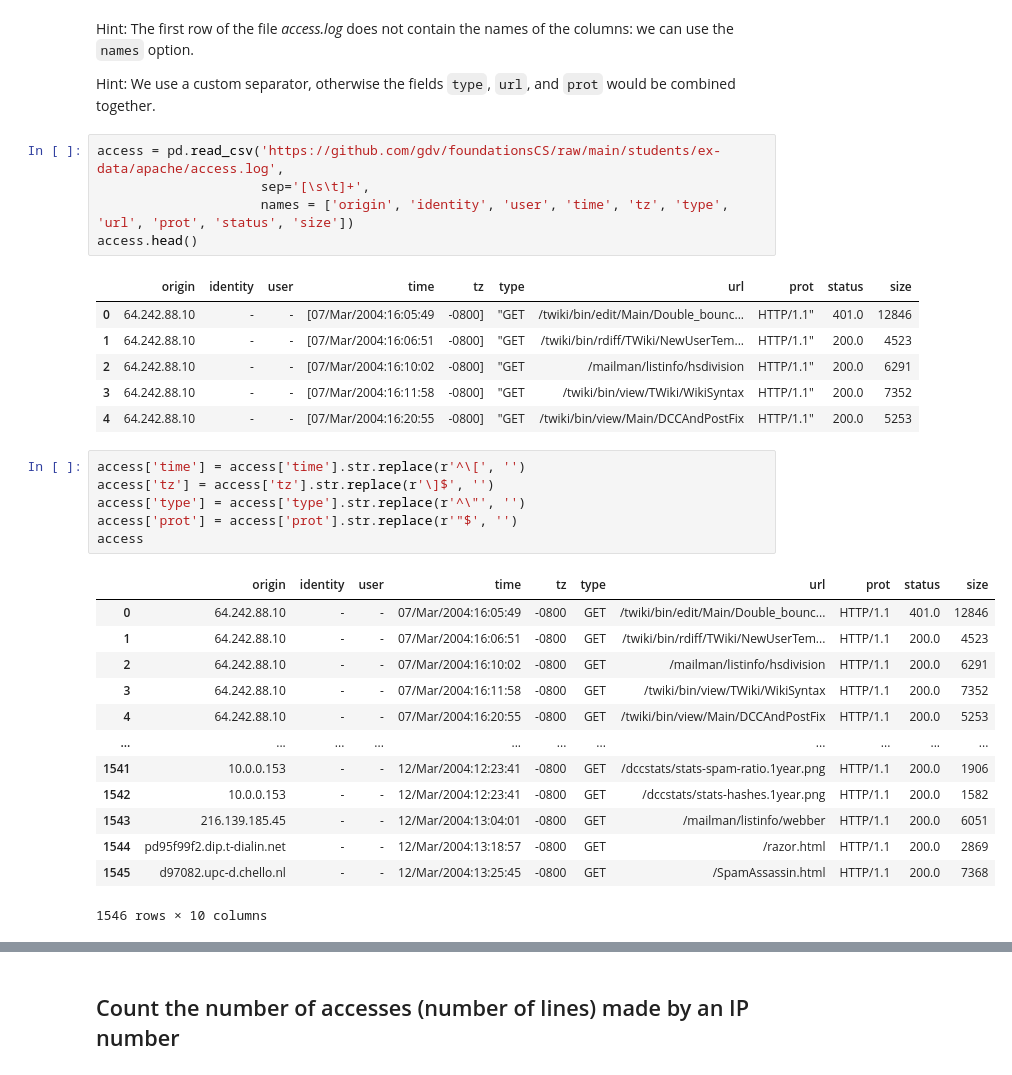
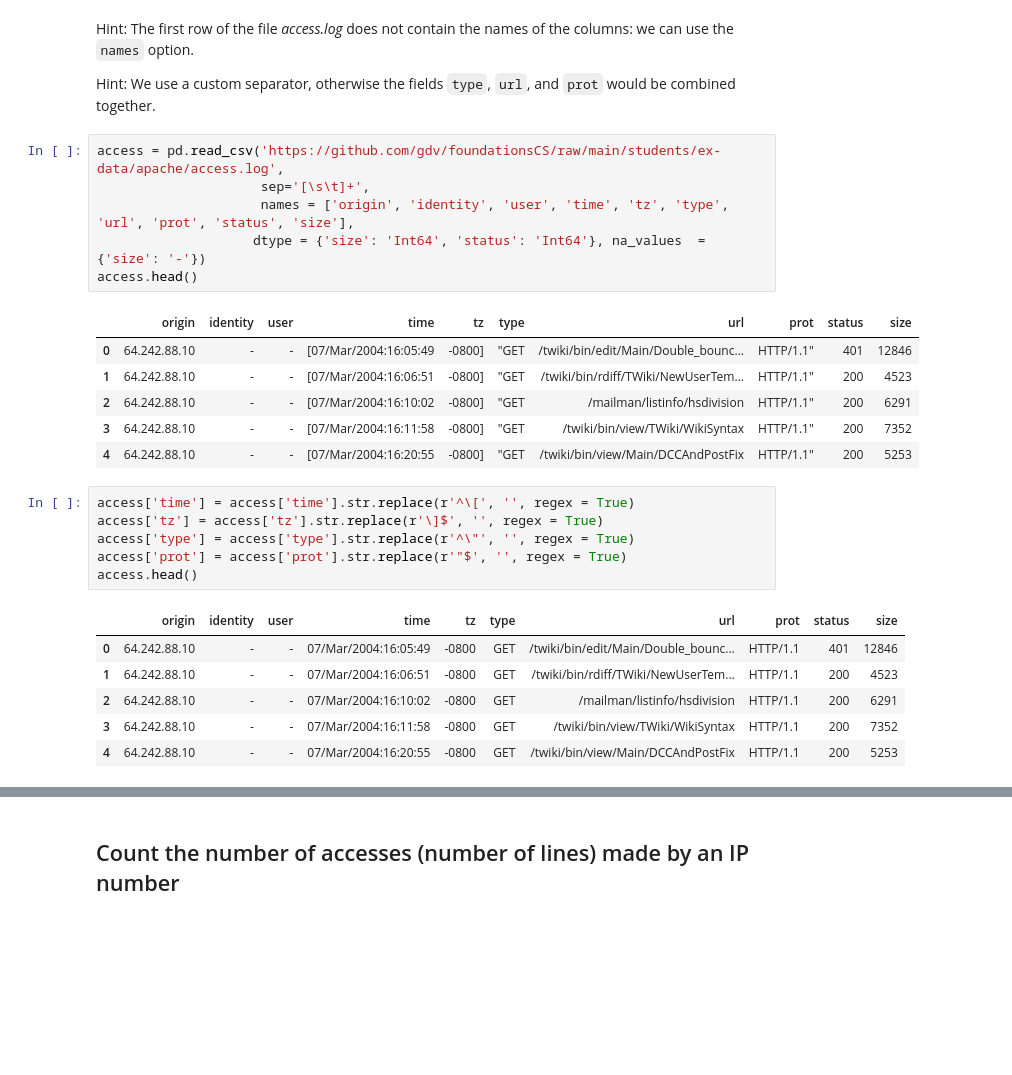
Before and after one commit to gdv/foundationsCS, a Jupyter notebook: teachers/py-09-Apache.ipynb, the cells around one changed output, grey strips where cells are left out. Saved outputs shown, nothing was run; the diff lists cells and outputs as text; blank space fills up the shorter version.

```diff
--- a/teachers/py-09-Apache.ipynb
+++ b/teachers/py-09-Apache.ipynb
@@ -14,35 +14,29 @@ Hint: We use a custom separator, otherwise the fields `type`, `url`, and `prot`
 # %%
 access = pd.read_csv('https://github.com/gdv/foundationsCS/raw/main/students/ex-data/apache/access.log',
                      sep='[\s\t]+',
-                     names = ['origin', 'identity', 'user', 'time', 'tz', 'type', 'url', 'prot', 'status', 'size'])
+                     names = ['origin', 'identity', 'user', 'time', 'tz', 'type', 'url', 'prot', 'status', 'size'],
+                    dtype = {'size': 'Int64', 'status': 'Int64'}, na_values  = {'size': '-'})
 access.head()
 # %% [output]
 |  | origin | identity | user | time | tz | type | url | prot | status | size |
-| 0 | 64.242.88.10 | - | - | [07/Mar/2004:16:05:49 | -0800] | "GET | /twiki/bin/edit/Main/Double_bounc... | HTTP/1.1" | 401.0 | 12846 |
-| 1 | 64.242.88.10 | - | - | [07/Mar/2004:16:06:51 | -0800] | "GET | /twiki/bin/rdiff/TWiki/NewUserTem... | HTTP/1.1" | 200.0 | 4523 |
-| 2 | 64.242.88.10 | - | - | [07/Mar/2004:16:10:02 | -0800] | "GET | /mailman/listinfo/hsdivision | HTTP/1.1" | 200.0 | 6291 |
-| 3 | 64.242.88.10 | - | - | [07/Mar/2004:16:11:58 | -0800] | "GET | /twiki/bin/view/TWiki/WikiSyntax | HTTP/1.1" | 200.0 | 7352 |
-| 4 | 64.242.88.10 | - | - | [07/Mar/2004:16:20:55 | -0800] | "GET | /twiki/bin/view/Main/DCCAndPostFix | HTTP/1.1" | 200.0 | 5253 |
+| 0 | 64.242.88.10 | - | - | [07/Mar/2004:16:05:49 | -0800] | "GET | /twiki/bin/edit/Main/Double_bounc... | HTTP/1.1" | 401 | 12846 |
+| 1 | 64.242.88.10 | - | - | [07/Mar/2004:16:06:51 | -0800] | "GET | /twiki/bin/rdiff/TWiki/NewUserTem... | HTTP/1.1" | 200 | 4523 |
+| 2 | 64.242.88.10 | - | - | [07/Mar/2004:16:10:02 | -0800] | "GET | /mailman/listinfo/hsdivision | HTTP/1.1" | 200 | 6291 |
+| 3 | 64.242.88.10 | - | - | [07/Mar/2004:16:11:58 | -0800] | "GET | /twiki/bin/view/TWiki/WikiSyntax | HTTP/1.1" | 200 | 7352 |
+| 4 | 64.242.88.10 | - | - | [07/Mar/2004:16:20:55 | -0800] | "GET | /twiki/bin/view/Main/DCCAndPostFix | HTTP/1.1" | 200 | 5253 |
 # %%
-access['time'] = access['time'].str.replace(r'^\[', '')
-access['tz'] = access['tz'].str.replace(r'\]$', '')
-access['type'] = access['type'].str.replace(r'^\"', '')
-access['prot'] = access['prot'].str.replace(r'"$', '')
-access
+access['time'] = access['time'].str.replace(r'^\[', '', regex = True)
+access['tz'] = access['tz'].str.replace(r'\]$', '', regex = True)
+access['type'] = access['type'].str.replace(r'^\"', '', regex = True)
+access['prot'] = access['prot'].str.replace(r'"$', '', regex = True)
+access.head()
 # %% [output]
 |  | origin | identity | user | time | tz | type | url | prot | status | size |
-| 0 | 64.242.88.10 | - | - | 07/Mar/2004:16:05:49 | -0800 | GET | /twiki/bin/edit/Main/Double_bounc... | HTTP/1.1 | 401.0 | 12846 |
-| 1 | 64.242.88.10 | - | - | 07/Mar/2004:16:06:51 | -0800 | GET | /twiki/bin/rdiff/TWiki/NewUserTem... | HTTP/1.1 | 200.0 | 4523 |
-| 2 | 64.242.88.10 | - | - | 07/Mar/2004:16:10:02 | -0800 | GET | /mailman/listinfo/hsdivision | HTTP/1.1 | 200.0 | 6291 |
-| 3 | 64.242.88.10 | - | - | 07/Mar/2004:16:11:58 | -0800 | GET | /twiki/bin/view/TWiki/WikiSyntax | HTTP/1.1 | 200.0 | 7352 |
-| 4 | 64.242.88.10 | - | - | 07/Mar/2004:16:20:55 | -0800 | GET | /twiki/bin/view/Main/DCCAndPostFix | HTTP/1.1 | 200.0 | 5253 |
-| ... | ... | ... | ... | ... | ... | ... | ... | ... | ... | ... |
-| 1541 | 10.0.0.153 | - | - | 12/Mar/2004:12:23:41 | -0800 | GET | /dccstats/stats-spam-ratio.1year.png | HTTP/1.1 | 200.0 | 1906 |
-| 1542 | 10.0.0.153 | - | - | 12/Mar/2004:12:23:41 | -0800 | GET | /dccstats/stats-hashes.1year.png | HTTP/1.1 | 200.0 | 1582 |
-| 1543 | 216.139.185.45 | - | - | 12/Mar/2004:13:04:01 | -0800 | GET | /mailman/listinfo/webber | HTTP/1.1 | 200.0 | 6051 |
-| 1544 | pd95f99f2.dip.t-dialin.net | - | - | 12/Mar/2004:13:18:57 | -0800 | GET | /razor.html | HTTP/1.1 | 200.0 | 2869 |
-| 1545 | d97082.upc-d.chello.nl | - | - | 12/Mar/2004:13:25:45 | -0800 | GET | /SpamAssassin.html | HTTP/1.1 | 200.0 | 7368 |
+| 0 | 64.242.88.10 | - | - | 07/Mar/2004:16:05:49 | -0800 | GET | /twiki/bin/edit/Main/Double_bounc... | HTTP/1.1 | 401 | 12846 |
+| 1 | 64.242.88.10 | - | - | 07/Mar/2004:16:06:51 | -0800 | GET | /twiki/bin/rdiff/TWiki/NewUserTem... | HTTP/1.1 | 200 | 4523 |
+| 2 | 64.242.88.10 | - | - | 07/Mar/2004:16:10:02 | -0800 | GET | /mailman/listinfo/hsdivision | HTTP/1.1 | 200 | 6291 |
+| 3 | 64.242.88.10 | - | - | 07/Mar/2004:16:11:58 | -0800 | GET | /twiki/bin/view/TWiki/WikiSyntax | HTTP/1.1 | 200 | 7352 |
+| 4 | 64.242.88.10 | - | - | 07/Mar/2004:16:20:55 | -0800 | GET | /twiki/bin/view/Main/DCCAndPostFix | HTTP/1.1 | 200 | 5253 |
-1546 rows × 10 columns
 # %%
 access['datetime'] = pd.to_datetime(access['time'], format="%d/%b/%Y:%H:%M:%S", errors="coerce")
 access.head()
```
Also changed, not shown: parts of 18 cells of this notebook, 18 other files.
